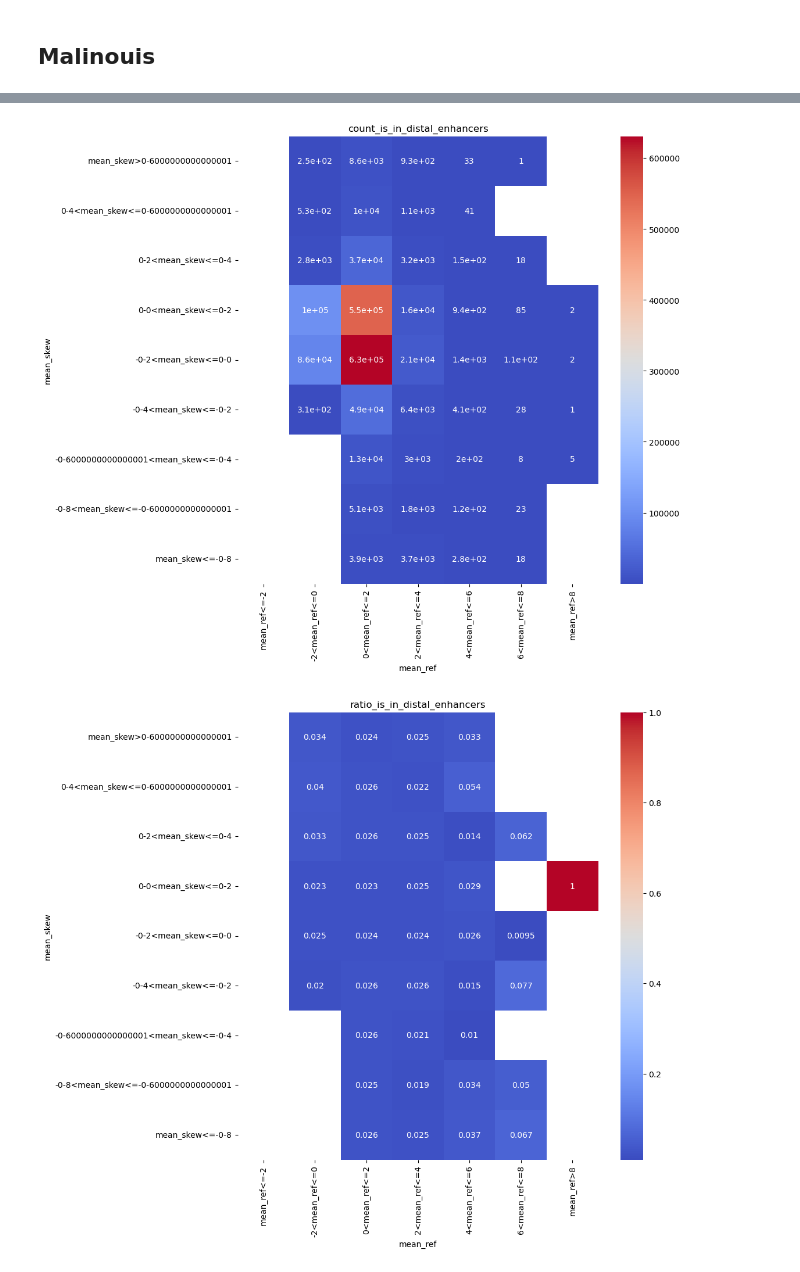
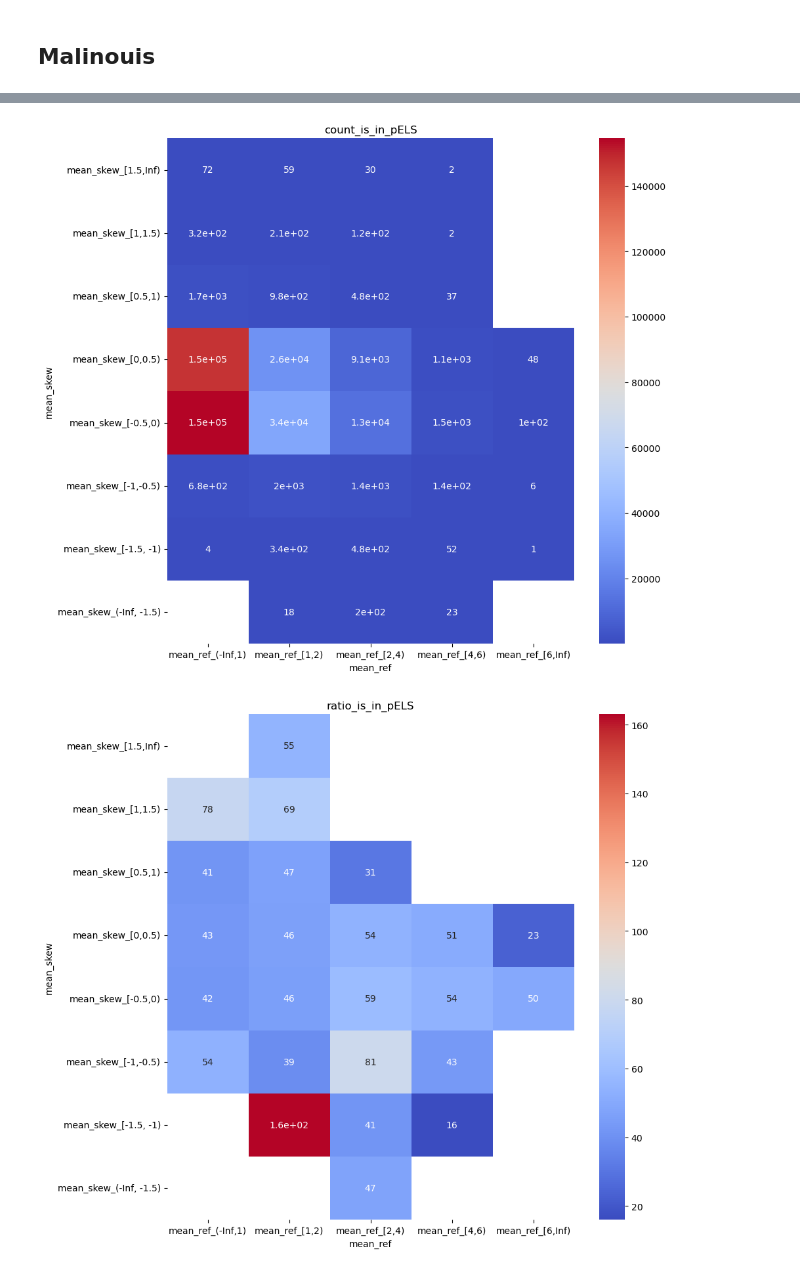
Before and after one commit to Reilly-Lab-Yale/variant_effects_mnoon, a Jupyter notebook: 3.graphs/graph_all.ipynb, the cells around one changed output, grey strips where cells are left out. Drawn from its saved outputs; the diff is of its cells as text; code cells hidden in the pictures.

```diff
--- a/3.graphs/graph_all.ipynb
+++ b/3.graphs/graph_all.ipynb
@@ -253,9 +275,12 @@ df_mal = pd.read_csv(data_base_path+"malinouis_skew_and_thresh/part-00000-6b35a1
 
 skew_columns=[]
 ref_columns=[]
+alt_columns=[]
 
 for i in df_mal.columns:
     if "mean_skew" in i :
         skew_columns.append(i)
     elif "mean_ref" in i :
         ref_columns.append(i)
+    elif "mean_alt" in i :
+        alt_columns.append(i)
@@ -273,0 +287,7 @@ skew_columns
+# %%
+#fix the names
+df_mal=df_mal.rename(columns={i:i.replace('^', ',').replace('&','.') for i in skew_columns+ref_columns+alt_columns})
+# %%
+skew_columns=[i.replace('^', ',').replace('&','.') for i in skew_columns]
+ref_columns=[i.replace('^', ',').replace('&','.') for i in ref_columns]
+alt_columns=[i.replace('^', ',').replace('&','.') for i in alt_columns]
@@ -284,7 +320,7 @@ def plot_2d(df, genomic_region,x,y,count_or_ratio):
 
     if count_or_ratio=="ratio":
         subset_df=subset_df[subset_df["rarity_bin"]!="not_interesting"]
-        total_counts["ratio"]=total_counts["COMMON"]/total_counts["RARE"]
+        total_counts["ratio"]=total_counts["RARE"]/total_counts["COMMON"]
     elif count_or_ratio=="count":
 
         total_counts["count"]=total_counts[['COMMON','RARE','not_interesting']].sum(axis=1)
@@ -302,7 +338,7 @@ def plot_2d(df, genomic_region,x,y,count_or_ratio):
     plt.title(f"{count_or_ratio}_{genomic_region}")
     plt.show()
 # %%
-for var in ['is_in_promoter', 'is_in_prox_enhancers', 'is_in_distal_enhancers']:
+for var in genome_regions:
     plot_2d(df=df_mal,genomic_region=var,x="mean_skew",y="mean_ref",count_or_ratio="count")
     plot_2d(df=df_mal,genomic_region=var,x="mean_skew",y="mean_ref",count_or_ratio="ratio")
 # %% [output]
@@ -313,5 +349,5 @@ for var in ['is_in_promoter', 'is_in_prox_enhancers', 'is_in_distal_enhancers']:
-[figure, old version]
+[figure, new version]
-[figure, old version]
+[figure, new version]
 # %%
 def plot_2d_on_1d(df, genomic_region,x,y):
     subset_df = df[df[genomic_region]]
```
Also changed, not shown: parts of 22 cells of this notebook, 3 other files.
